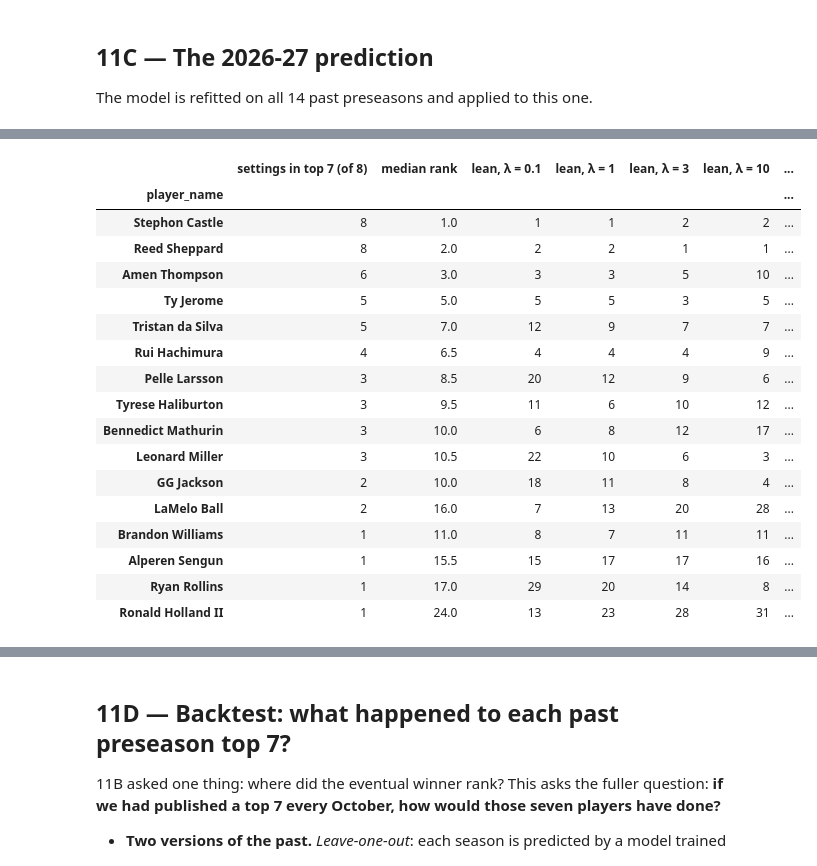
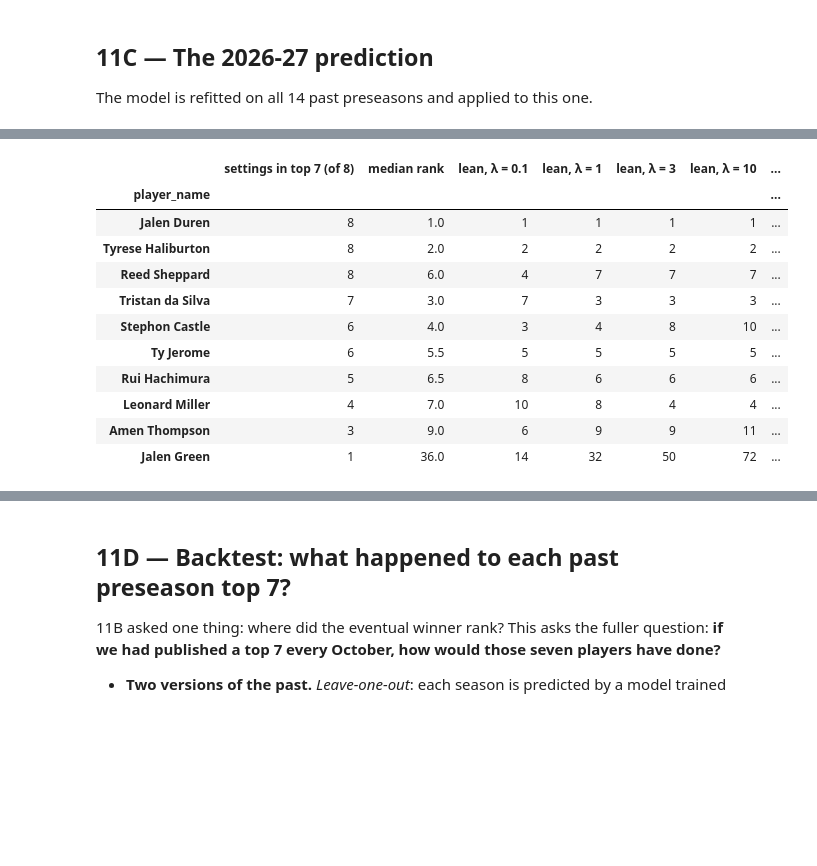
Before and after one commit to dan-j-e/unicorn-hunting, a Jupyter notebook: notebooks/11_mip_preseason.ipynb, the cells around one changed output, grey strips where cells are left out. Saved outputs shown, nothing was run; the diff lists cells and outputs as text; code cells hidden in the pictures; blank space fills up the shorter version.

```diff
--- a/notebooks/11_mip_preseason.ipynb
+++ b/notebooks/11_mip_preseason.ipynb
@@ -190,0 +196,13 @@ highest last-season scoring average of any eventual winner: 20.3
+# %%
+
+# where should "more points last season" turn from a plus into a minus? try every turning point from 14 to 26
+turn_rows = {}
+for k in range(14, 27):
+    H[f"over_{k}"] = (H["ppg_last"] - k).clip(lower=0)
+    turn_rows[k] = {**{f"leave-one-out: {a}": b for a, b in scorecard(winner_ranks(LEAN + [f"over_{k}"], L2)).items() if a in ("in top 7", "in top 20", "median rank", "times better than a blind guess")},
+                    **{f"strict: {a}": b for a, b in scorecard(winner_ranks(LEAN + [f"over_{k}"], L2, scheme="walk_forward")).items() if a in ("in top 7", "median rank", "times better than a blind guess")}}
+turns = pd.DataFrame(turn_rows).T.rename_axis("turning point (points a game)")
+turns.loc["none"] = {**{f"leave-one-out: {a}": b for a, b in scorecard(winner_ranks(LEAN, L2)).items() if a in ("in top 7", "in top 20", "median rank", "times better than a blind guess")},
+                     **{f"strict: {a}": b for a, b in scorecard(winner_ranks(LEAN, L2, scheme="walk_forward")).items() if a in ("in top 7", "median rank", "times better than a blind guess")}}
+H = H.drop(columns=[f"over_{k}" for k in range(14, 27)])
+turns.round(2)
@@ -191,6 +250,6 @@ highest last-season scoring average of any eventual winner: 20.3
 # %%
 sens = {}
-for name, feats in [("lean inputs (used)", LEAN), ("all inputs", LAST_SEASON + PROFILE + MOMENTUM + PRE_FORM)]:
+for name, feats in [("lean inputs + turning point (used)", USED), ("all inputs + turning point", LAST_SEASON + PROFILE + MOMENTUM + PRE_FORM + TURN)]:
     for l2 in [0.1, 1.0, 3.0, 10.0]:
         sens[(name, f"λ = {l2:g}")] = scorecard(winner_ranks(feats, l2))
 pd.DataFrame(sens).T.round(1)
@@ -207,5 +266,5 @@ pd.DataFrame(sens).T.round(1)
 # %%
-used = ranks["+ preseason form per 36  ← used"]
+used = ranks[f"+ scoring turning point at {TURNING_POINT}  ← used"]
 winners = H[H["mip"]].set_index("season")["player_name"]
 history = pd.DataFrame({"eventual winner": winners, "his preseason rank": used["rank"].astype(int), "candidates": used["n"].astype(int),
                         "model's chance for him": used["p"].astype(float).map("{:.1%}".format), "model's #1 pick": used["top_pick"]})
@@ -270,13 +336,8 @@ fig.savefig(FIG_DIR / "11_preseason_winner_ranks.png", dpi=150, bbox_inches="tig
 
 The model is refitted on all 14 past preseasons and applied to this one.
 # %%
-model = ChoiceModel(LEAN, L2).fit(H)
-everyone = frame[frame["season"] == TARGET].reset_index(drop=True)
-everyone["chance"] = model.predict_proba(everyone)
-removed = everyone[~everyone["candidate"] & (everyone["chance"].rank(ascending=False) <= 7)]
-print("ruled out, but would have been in the top 7:", ", ".join(f"{r.player_name} (#{int((everyone['chance'] > r.chance).sum()) + 1}, "
-      f"{'previous winner' if r.previous_winner else f'{r.ppg_last:.1f} points a game last season'})" for r in removed.itertuples()) or "nobody")
-T = everyone[everyone["candidate"]].reset_index(drop=True)
+model = ChoiceModel(USED, L2).fit(H)
+T = frame[frame["season"] == TARGET].reset_index(drop=True)
 T["chance"] = model.predict_proba(T)
 T["rank"] = T["chance"].rank(ascending=False, method="min").astype(int)
 T = T.sort_values("rank").reset_index(drop=True)
@@ -284,10 +345,11 @@ T = T.sort_values("rank").reset_index(drop=True)
 NICE = {"mpg_last": "minutes last season", "ppg_last": "points last season", "usg_last": "usage last season", "team_win_pct_last": "team's wins last season",
         "age": "age", "second_year": "second-year discount", "new_team": "new team", "momentum_game_score": "improved last season",
         "late_surge_last": "strong finish last season", "pre_game_score_change": "preseason production per 36",
-        "pre_volume_change": "preseason shot volume per 36", "pre_ts_change": "preseason shooting efficiency", "pre_minutes_up": "preseason minutes up"}
-Z = pd.DataFrame(model._design(T), index=T.index, columns=LEAN)
+        "pre_volume_change": "preseason shot volume per 36", "pre_ts_change": "preseason shooting efficiency", "pre_minutes_up": "preseason minutes up",
+        "ppg_over_turn": f"points above {TURNING_POINT} last season", "opportunity": "team minutes freed up"}
+Z = pd.DataFrame(model._design(T), index=T.index, columns=USED)
 contrib = ((Z - Z.mean()) * model.coef_).rename(columns=NICE)   # each input's push, vs the average candidate
-T["why"] = [" + ".join(contrib.loc[i].nlargest(2).index) for i in T.index]
+T["why"] = [" + ".join(contrib.drop(columns="second-year discount").loc[i].nlargest(2).index) for i in T.index]   # the discount is never a reason to pick someone
 
 print(f"{len(T)} candidates; the top 7 hold {T['chance'].head(7).sum():.0%} of the total chance (a blind guess would give them {7 / len(T):.0%})")
 show = T.head(7)[["rank", "player_name", "chance", "age", "ppg_last", "mpg_last", "pre_mpg", "pts36_last", "pts36", "ts_last", "ts", "pre_minutes"]].copy()
@@ -370,33 +432,27 @@ age                                     0.58            0.63      -0.30
 # %%
 # how stable is the top 7? refit under every setting from the sensitivity table and count appearances
-settings = [(n, f, l2) for n, f in [("lean", LEAN), ("all", LAST_SEASON + PROFILE + MOMENTUM + PRE_FORM)] for l2 in [0.1, 1.0, 3.0, 10.0]]
+settings = [(n, f, l2) for n, f in [("lean", USED), ("all", LAST_SEASON + PROFILE + MOMENTUM + PRE_FORM + TURN)] for l2 in [0.1, 1.0, 3.0, 10.0]]
 alt = {}
 for n, f, l2 in settings:
     p = ChoiceModel(f, l2).fit(H).predict_proba(T)
     alt[f"{n}, λ = {l2:g}"] = p.rank(ascending=False, method="min").astype(int)
 alt = pd.DataFrame(alt); alt.index = T["player_name"]
 stable = alt.assign(**{"settings in top 7 (of 8)": (alt <= 7).sum(axis=1), "median rank": alt.median(axis=1)})
 stable = stable[stable["settings in top 7 (of 8)"] > 0].sort_values(["settings in top 7 (of 8)", "median rank"], ascending=[False, True])
 stable[["settings in top 7 (of 8)", "median rank"] + list(alt.columns)]
 # %% [output]
 |  | settings in top 7 (of 8) | median rank | lean, λ = 0.1 | lean, λ = 1 | lean, λ = 3 | lean, λ = 10 | ... |
 | player_name |  |  |  |  |  |  | ... |
-| Stephon Castle | 8 | 1.0 | 1 | 1 | 2 | 2 | ... |
-| Reed Sheppard | 8 | 2.0 | 2 | 2 | 1 | 1 | ... |
-| Amen Thompson | 6 | 3.0 | 3 | 3 | 5 | 10 | ... |
-| Ty Jerome | 5 | 5.0 | 5 | 5 | 3 | 5 | ... |
-| Tristan da Silva | 5 | 7.0 | 12 | 9 | 7 | 7 | ... |
-| Rui Hachimura | 4 | 6.5 | 4 | 4 | 4 | 9 | ... |
-| Pelle Larsson | 3 | 8.5 | 20 | 12 | 9 | 6 | ... |
-| Tyrese Haliburton | 3 | 9.5 | 11 | 6 | 10 | 12 | ... |
-| Bennedict Mathurin | 3 | 10.0 | 6 | 8 | 12 | 17 | ... |
-| Leonard Miller | 3 | 10.5 | 22 | 10 | 6 | 3 | ... |
-| GG Jackson | 2 | 10.0 | 18 | 11 | 8 | 4 | ... |
-| LaMelo Ball | 2 | 16.0 | 7 | 13 | 20 | 28 | ... |
-| Brandon Williams | 1 | 11.0 | 8 | 7 | 11 | 11 | ... |
-| Alperen Sengun | 1 | 15.5 | 15 | 17 | 17 | 16 | ... |
-| Ryan Rollins | 1 | 17.0 | 29 | 20 | 14 | 8 | ... |
-| Ronald Holland II | 1 | 24.0 | 13 | 23 | 28 | 31 | ... |
+| Jalen Duren | 8 | 1.0 | 1 | 1 | 1 | 1 | ... |
+| Tyrese Haliburton | 8 | 2.0 | 2 | 2 | 2 | 2 | ... |
+| Reed Sheppard | 8 | 6.0 | 4 | 7 | 7 | 7 | ... |
+| Tristan da Silva | 7 | 3.0 | 7 | 3 | 3 | 3 | ... |
+| Stephon Castle | 6 | 4.0 | 3 | 4 | 8 | 10 | ... |
+| Ty Jerome | 6 | 5.5 | 5 | 5 | 5 | 5 | ... |
+| Rui Hachimura | 5 | 6.5 | 8 | 6 | 6 | 6 | ... |
+| Leonard Miller | 4 | 7.0 | 10 | 8 | 4 | 4 | ... |
+| Amen Thompson | 3 | 9.0 | 6 | 9 | 9 | 11 | ... |
+| Jalen Green | 1 | 36.0 | 14 | 32 | 50 | 72 | ... |
 # %%
 watch = ["Egor Dëmin", "Cooper Flagg", "Ryan Rollins", "Keyonte George", "Nickeil Alexander-Walker", "Luka Dončić"]
 from unicorn.bref import normalize_name
```
Also changed, not shown: parts of 21 cells of this notebook, 5 other files.
